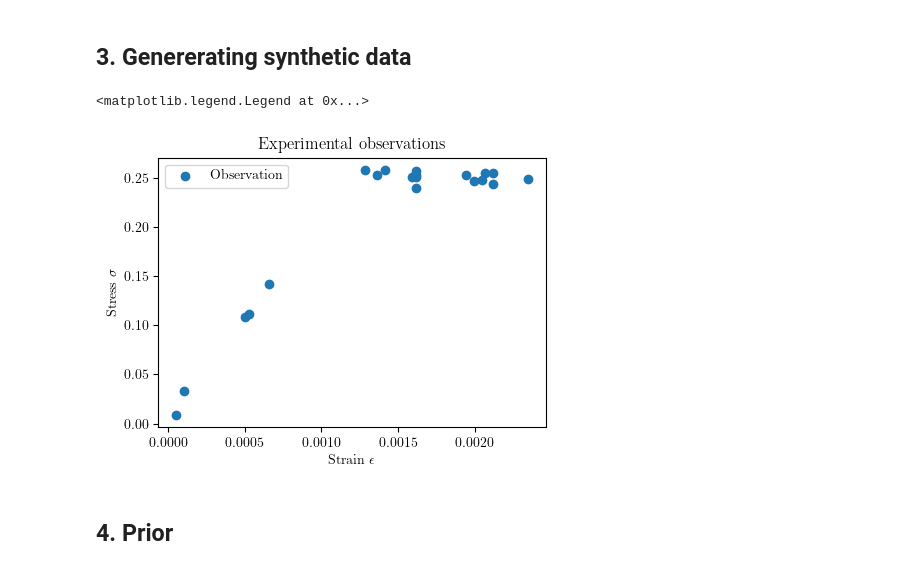
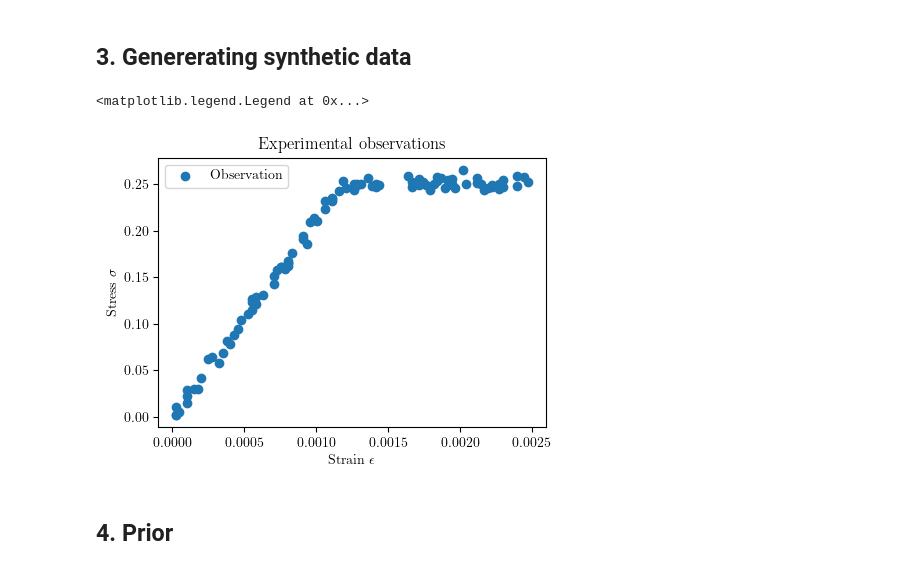
Before and after one commit to mark-hobbs/bayesian-inference-tutorial, a Jupyter notebook: examples/02-linear-elasticity-perfect-plasticity.ipynb, the cells around one changed output. Cells and saved outputs as stored; diff of their text form; code cells hidden in the pictures.

```diff
--- a/examples/02-linear-elasticity-perfect-plasticity.ipynb
+++ b/examples/02-linear-elasticity-perfect-plasticity.ipynb
@@ -55,21 +133,21 @@ plt.savefig("figures/linear-elastic-perfectly-plastic-material-model.png", dpi=3
 ## 3. Genererating synthetic data
 # %%
 sigma = 0.005  # standard deviation of the noise
-n_observations = 20
+n_observations = 100
 x = np.linspace(0, 2.5e-3, 100)
 strain_observed = np.random.choice(x, n_observations)
 stress_observed = compute_stress(E, stress_y, strain_observed) + np.random.normal(scale=sigma, size=strain_observed.shape[0])
 
 plt.figure(figsize=(5, 3.5))
 plt.scatter(strain_observed, stress_observed, label='Observation')
 plt.title("Experimental observations")
 plt.xlabel("Strain $\epsilon$")
 plt.ylabel("Stress $\sigma$")
 plt.legend()
 # plt.savefig("figures/linear-elastic-perfectly-plastic-experimental-observations.png", dpi=300)
 # %% [output]
 <matplotlib.legend.Legend at 0x...>
-[figure, old version]
+[figure, new version]
 # %% [markdown]
 ## 4. Prior
 # %%
```
Also changed, not shown: parts of 14 cells of this notebook, 3 other files.
